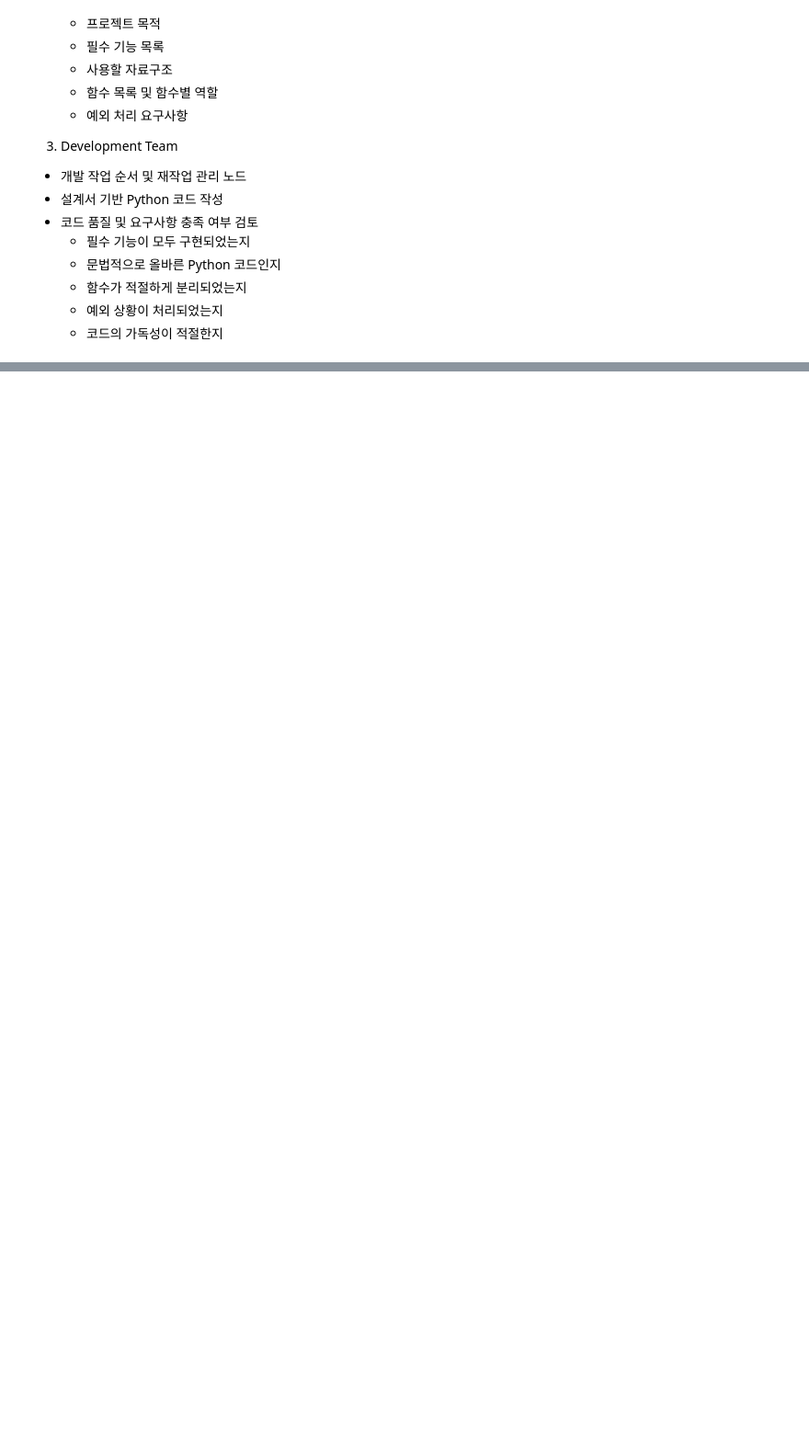
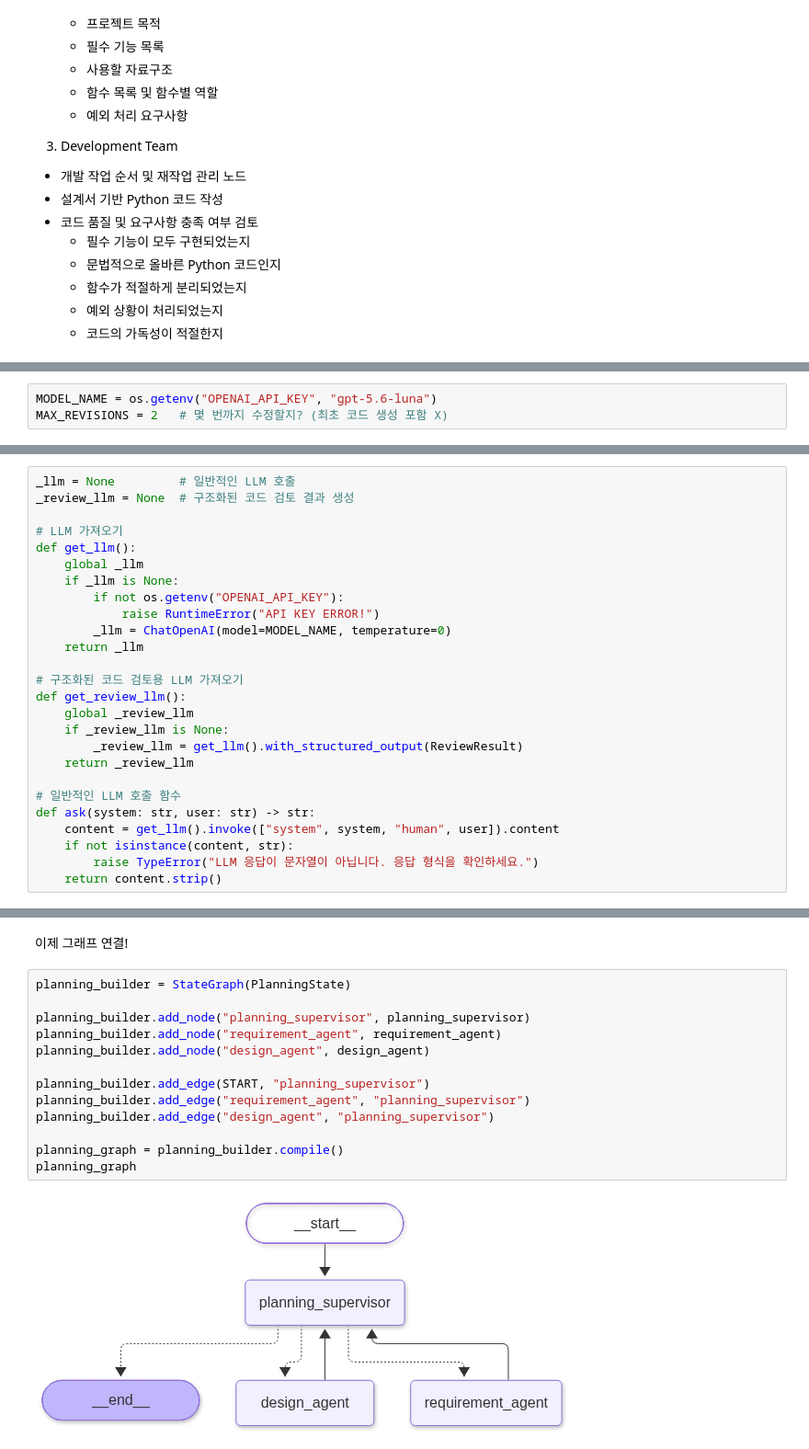
Before and after one commit to OhSeungAh2/Agent, a Jupyter notebook: 6_멀티에이전트.ipynb, the cells around one changed output, grey strips where cells are left out. Shown at 92% size. Drawn from its saved outputs; the diff is of its cells as text; blank space fills up the shorter version.

```diff
--- a/6_멀티에이전트.ipynb
+++ b/6_멀티에이전트.ipynb
@@ -841,0 +846,3 @@ ___
+# %%
+MODEL_NAME = os.getenv("OPENAI_API_KEY", "gpt-5.6-luna")
+MAX_REVISIONS = 2   # 몇 번까지 수정할지? (최초 코드 생성 포함 X)
@@ -841,0 +897,26 @@ ___
+# %%
+_llm = None         # 일반적인 LLM 호출
+_review_llm = None  # 구조화된 코드 검토 결과 생성
+
+# LLM 가져오기
+def get_llm():
+    global _llm
+    if _llm is None:
+        if not os.getenv("OPENAI_API_KEY"):
+            raise RuntimeError("API KEY ERROR!")
+        _llm = ChatOpenAI(model=MODEL_NAME, temperature=0)
+    return _llm
+
+# 구조화된 코드 검토용 LLM 가져오기
+def get_review_llm():
+    global _review_llm
+    if _review_llm is None:
+        _review_llm = get_llm().with_structured_output(ReviewResult)
+    return _review_llm
+
+# 일반적인 LLM 호출 함수
+def ask(system: str, user: str) -> str:
+    content = get_llm().invoke(["system", system, "human", user]).content
+    if not isinstance(content, str):
+        raise TypeError("LLM 응답이 문자열이 아닙니다. 응답 형식을 확인하세요.")
+    return content.strip()
@@ -841,0 +956,17 @@ ___
+# %% [markdown]
+이제 그래프 연결!
+# %%
+planning_builder = StateGraph(PlanningState)
+
+planning_builder.add_node("planning_supervisor", planning_supervisor)
+planning_builder.add_node("requirement_agent", requirement_agent)
+planning_builder.add_node("design_agent", design_agent)
+
+planning_builder.add_edge(START, "planning_supervisor")
+planning_builder.add_edge("requirement_agent", "planning_supervisor")
+planning_builder.add_edge("design_agent", "planning_supervisor")
+
+planning_graph = planning_builder.compile()
+planning_graph
+# %% [output]
+[figure, added]
```
Also changed, not shown: parts of 15 cells of this notebook.
